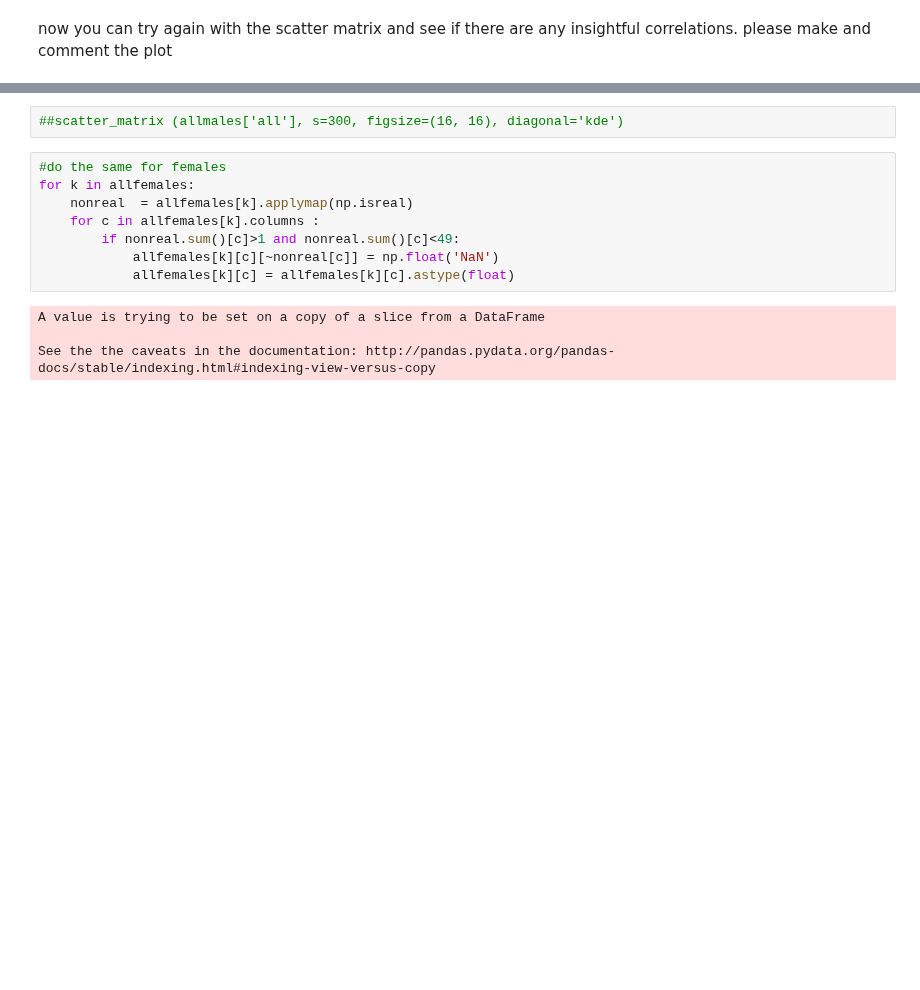
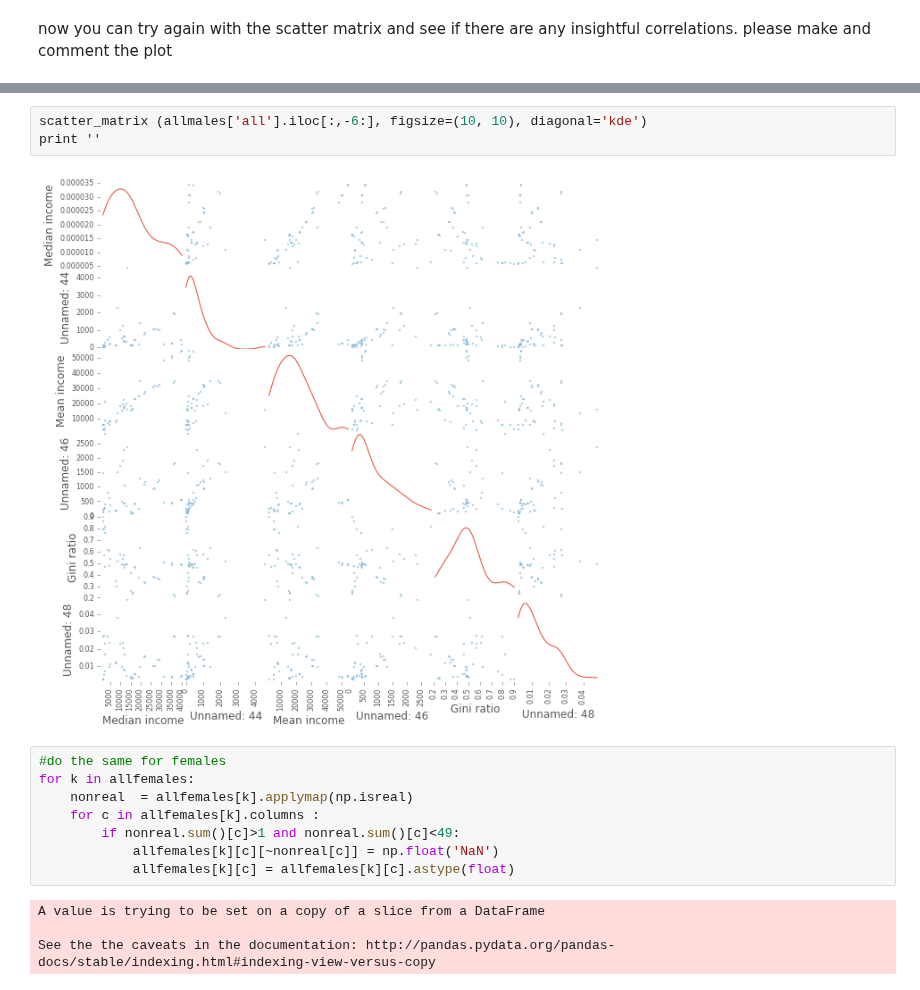
Before and after one commit to jjhall77/PUI2015_jjhall, a Jupyter notebook: HW5/income_by_gender-instructions.ipynb, the cells around one changed output, grey strips where cells are left out. Saved outputs shown, nothing was run; the diff lists cells and outputs as text; blank space fills up the shorter version.

```diff
--- a/HW5/income_by_gender-instructions.ipynb
+++ b/HW5/income_by_gender-instructions.ipynb
@@ -82,5 +98,8 @@ please  make and comment the plot
 # %%
-##scatter_matrix (allmales['all'], s=300, figsize=(16, 16), diagonal='kde')
+scatter_matrix (allmales['all'].iloc[:,-6:], figsize=(10, 10), diagonal='kde')
+print ''
+# %% [output]
+[figure, added]
 # %%
 #do the same for females
 for k in allfemales:
```
Also changed, not shown: parts of 6 cells of this notebook.
